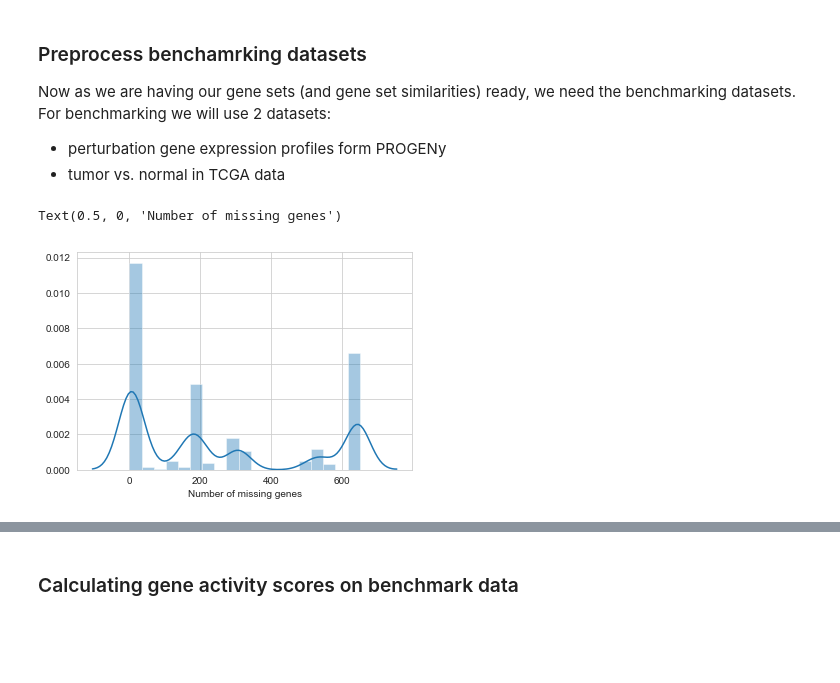
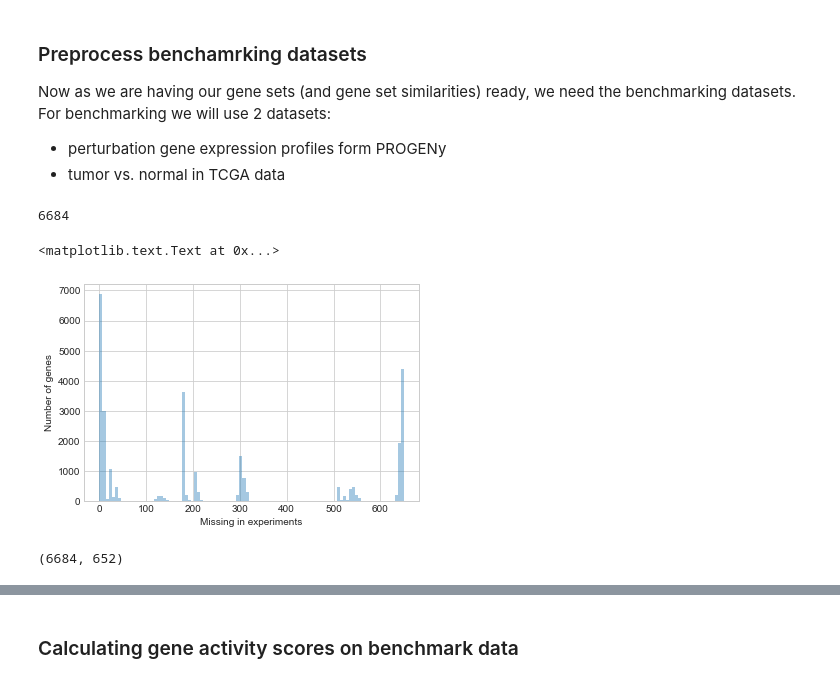
Before and after one commit to bence-szalai/why-pathway-methods-work, a Jupyter notebook: notebooks/data_preprocess_and_generation.ipynb, the cells around one changed output, grey strips where cells are left out. Drawn from its saved outputs; the diff is of its cells as text; code cells hidden in the pictures; blank space fills up the shorter version.

```diff
--- a/notebooks/data_preprocess_and_generation.ipynb
+++ b/notebooks/data_preprocess_and_generation.ipynb
@@ -90,17 +111,26 @@ zscores=pd.read_csv('../data/progeny/zscores_14PW_PROGENy.csv',sep=',',header=0,
 indexes=pd.read_csv('../data/progeny/index_14PW_PROGENy.csv',sep=',',header=0,index_col=0)
 indexes.index=indexes['id']
 del indexes['id']
+# %%
+np.sum(zscores.isna().sum(1)==0)
+# %% [output]
+6684
 # %%
 #removing NAs
-sns.distplot(zscores.isna().sum(1))
-plt.xlabel('Number of missing genes')
+sns.distplot(zscores.isna().sum(1),norm_hist=False,kde=False,bins=100)
+plt.xlabel('Missing in experiments')
+plt.ylabel('Number of genes')
 # %% [output]
-Text(0.5, 0, 'Number of missing genes')
+<matplotlib.text.Text at 0x...>
-[figure, old version]
+[figure, new version]
 # %%
 #we keep only genes with 0 missing values
 fil=zscores.isna().sum(1)==0
 zscores=zscores[fil]
+# %%
+zscores.shape
+# %% [output]
+(6684, 652)
 # %%
 set(indexes['pathway'])
 # %% [output]
```
Also changed, not shown: parts of 9 cells of this notebook, 7 other files.
